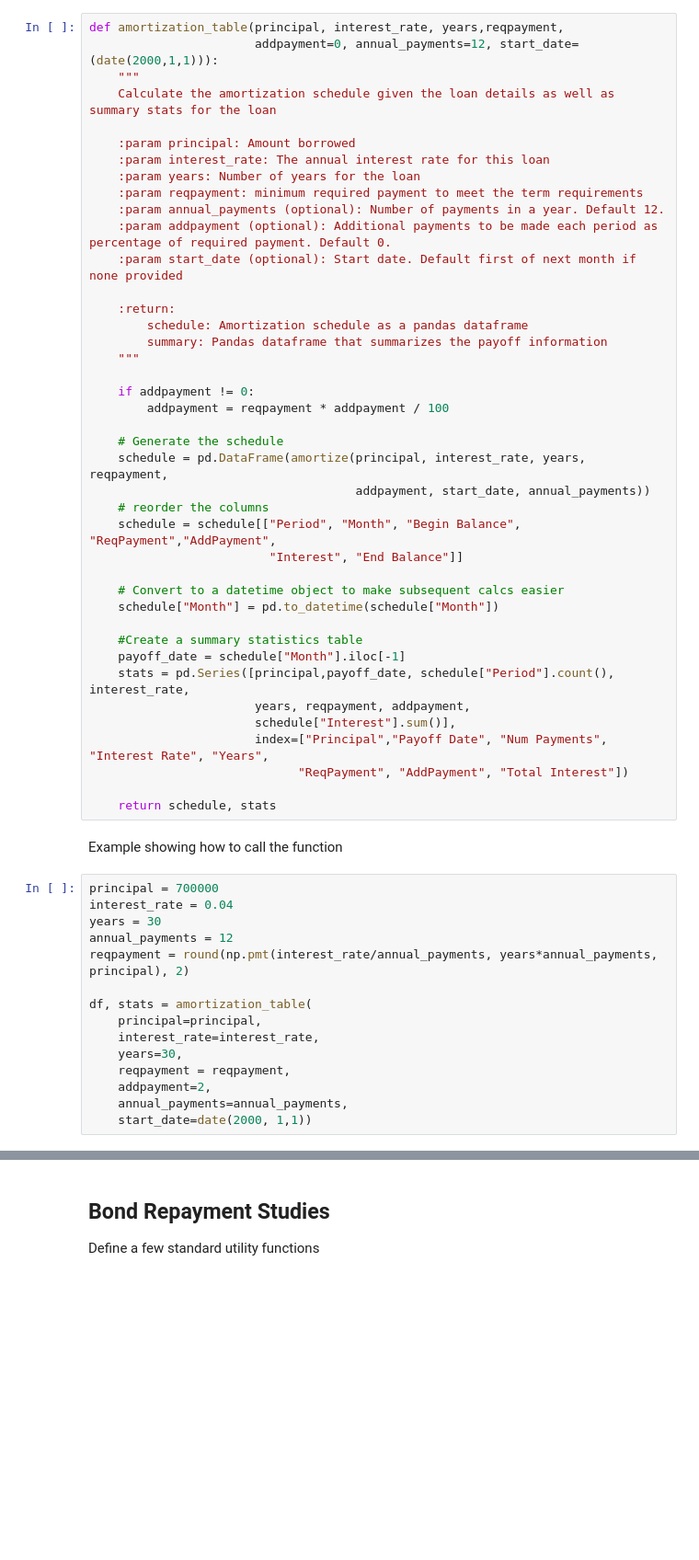
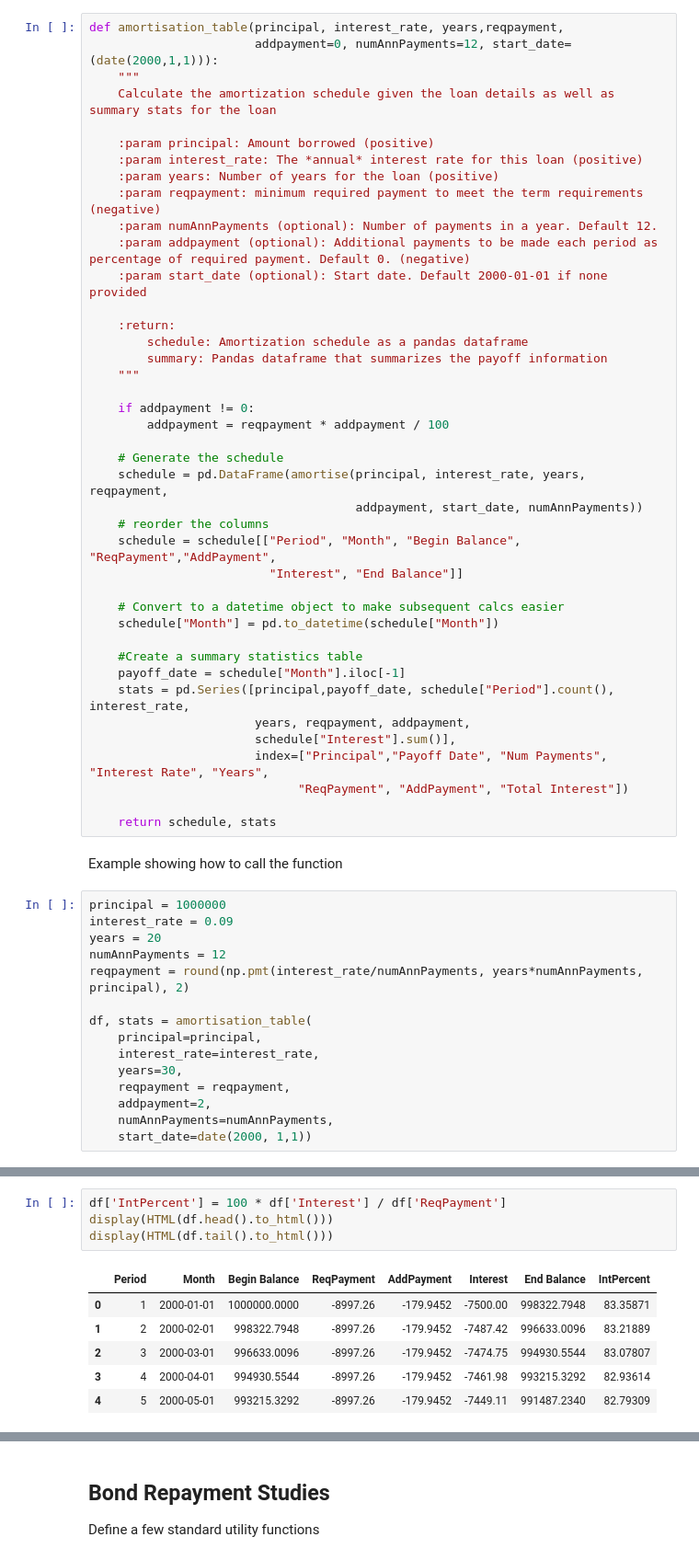
Before and after one commit to NelisW/RetirementPlanning, a Jupyter notebook: PersonalFinancialPlanning.ipynb, the cells around one changed output, grey strips where cells are left out. Shown at 92% size. Drawn from its saved outputs; the diff is of its cells as text; blank space fills up the shorter version.

```diff
--- a/PersonalFinancialPlanning.ipynb
+++ b/PersonalFinancialPlanning.ipynb
@@ -255,16 +190,16 @@ Next create a wrapper function to use `amortize` to fill a Pandas DataFrame.  Th
 # %%
-def amortization_table(principal, interest_rate, years,reqpayment,
-                       addpayment=0, annual_payments=12, start_date=(date(2000,1,1))):
+def amortisation_table(principal, interest_rate, years,reqpayment,
+                       addpayment=0, numAnnPayments=12, start_date=(date(2000,1,1))):
     """
     Calculate the amortization schedule given the loan details as well as summary stats for the loan
 
-    :param principal: Amount borrowed
-    :param interest_rate: The annual interest rate for this loan
-    :param years: Number of years for the loan
-    :param reqpayment: minimum required payment to meet the term requirements
-    :param annual_payments (optional): Number of payments in a year. Default 12.
-    :param addpayment (optional): Additional payments to be made each period as percentage of required payment. Default 0.
-    :param start_date (optional): Start date. Default first of next month if none provided
+    :param principal: Amount borrowed (positive)
+    :param interest_rate: The *annual* interest rate for this loan (positive)
+    :param years: Number of years for the loan (positive)
+    :param reqpayment: minimum required payment to meet the term requirements (negative)
+    :param numAnnPayments (optional): Number of payments in a year. Default 12.
+    :param addpayment (optional): Additional payments to be made each period as percentage of required payment. Default 0. (negative)
+    :param start_date (optional): Start date. Default 2000-01-01 if none provided
 
     :return:
         schedule: Amortization schedule as a pandas dataframe
@@ -275,8 +210,8 @@ def amortization_table(principal, interest_rate, years,reqpayment,
         addpayment = reqpayment * addpayment / 100
 
     # Generate the schedule
-    schedule = pd.DataFrame(amortize(principal, interest_rate, years, reqpayment,
-                                     addpayment, start_date, annual_payments))
+    schedule = pd.DataFrame(amortise(principal, interest_rate, years, reqpayment,
+                                     addpayment, start_date, numAnnPayments))
     # reorder the columns
     schedule = schedule[["Period", "Month", "Begin Balance", "ReqPayment","AddPayment",
                          "Interest", "End Balance"]]
@@ -296,17 +231,17 @@ def amortization_table(principal, interest_rate, years,reqpayment,
 # %% [markdown]
 Example showing how to call the function
 # %%
-principal = 700000
-interest_rate = 0.04
-years = 30
-annual_payments = 12
-reqpayment = round(np.pmt(interest_rate/annual_payments, years*annual_payments, principal), 2)
+principal = 1000000
+interest_rate = 0.09
+years = 20
+numAnnPayments = 12
+reqpayment = round(np.pmt(interest_rate/numAnnPayments, years*numAnnPayments, principal), 2)
 
-df, stats = amortization_table(
+df, stats = amortisation_table(
     principal=principal,
     interest_rate=interest_rate,
     years=30,
     reqpayment = reqpayment,
     addpayment=2,
-    annual_payments=annual_payments,
+    numAnnPayments=numAnnPayments,
     start_date=date(2000, 1,1))
@@ -342,0 +264,11 @@ df.tail()
+# %%
+df['IntPercent'] = 100 * df['Interest'] / df['ReqPayment']
+display(HTML(df.head().to_html()))
+display(HTML(df.tail().to_html()))
+# %% [output]
+|  | Period | Month | Begin Balance | ReqPayment | AddPayment | Interest | End Balance | IntPercent |
+| 0 | 1 | 2000-01-01 | 1000000.0000 | -8997.26 | -179.9452 | -7500.00 | 998322.7948 | 83.35871 |
+| 1 | 2 | 2000-02-01 | 998322.7948 | -8997.26 | -179.9452 | -7487.42 | 996633.0096 | 83.21889 |
+| 2 | 3 | 2000-03-01 | 996633.0096 | -8997.26 | -179.9452 | -7474.75 | 994930.5544 | 83.07807 |
+| 3 | 4 | 2000-04-01 | 994930.5544 | -8997.26 | -179.9452 | -7461.98 | 993215.3292 | 82.93614 |
+| 4 | 5 | 2000-05-01 | 993215.3292 | -8997.26 | -179.9452 | -7449.11 | 991487.2340 | 82.79309 |
```
Also changed, not shown: parts of 65 cells of this notebook.
